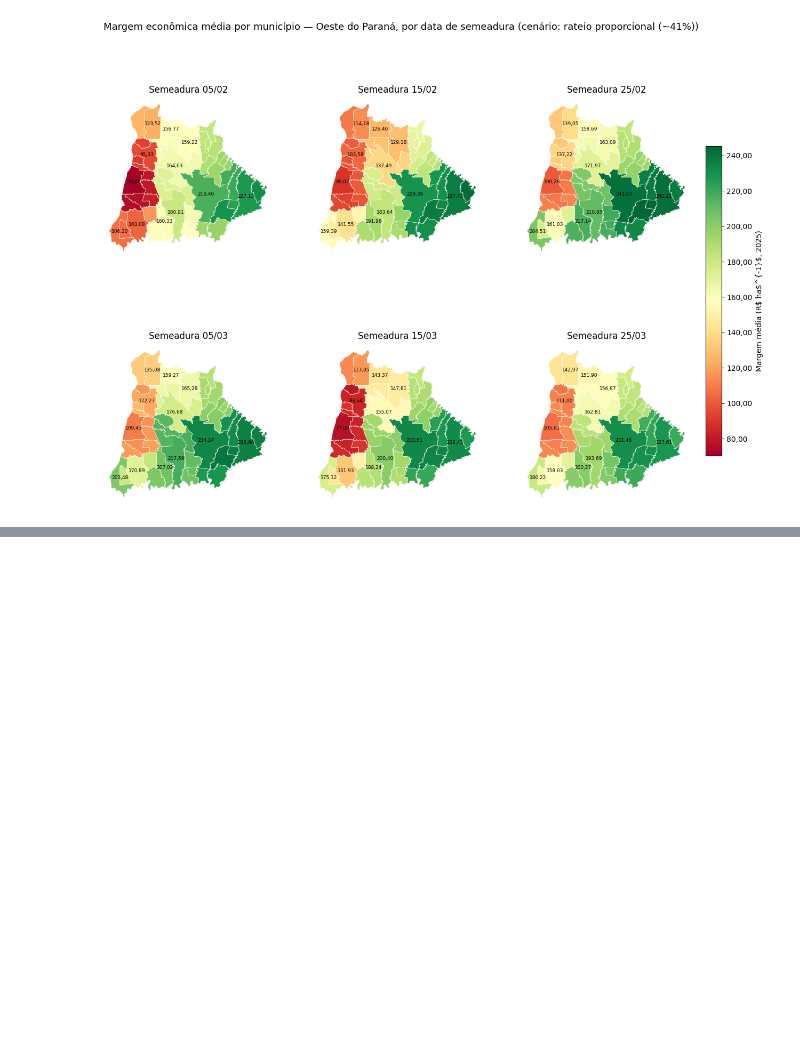
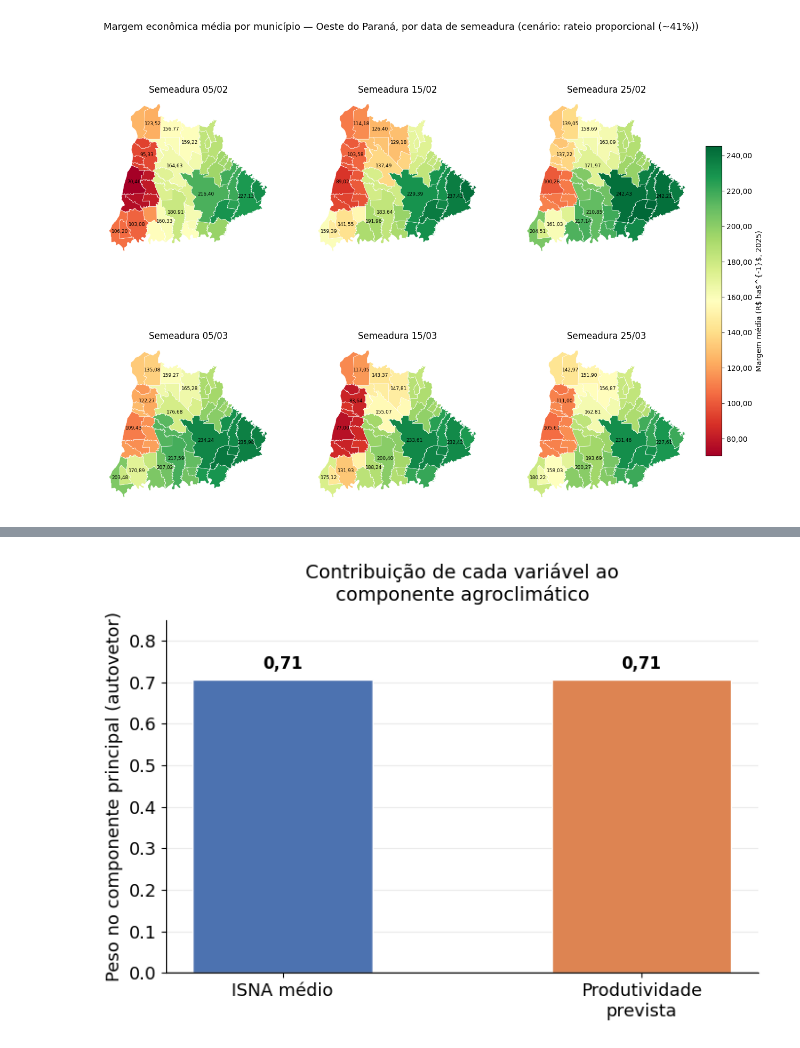
Before and after one commit to fcoliveira-utfpr/aquacrop_ml, a Jupyter notebook: 12_analise_milho_economica.ipynb, the cells around one changed output, grey strips where cells are left out. Cells and saved outputs as stored; diff of their text form; code cells hidden in the pictures; blank space fills up the shorter version.

```diff
--- a/12_analise_milho_economica.ipynb
+++ b/12_analise_milho_economica.ipynb
@@ -574,0 +675,27 @@ plt.show()
+# %%
+# Gráfico D — contribuição (loadings) de cada variável ao componente agroclimático
+loadings = pca_diag.components_[0]
+labels_loadings = ["ISNA médio", "Produtividade\nprevista"]
+cores_loadings = ["#4C72B0", "#DD8452"]
+
+fig, ax = plt.subplots(figsize=(7, 5))
+barras = ax.bar(labels_loadings, loadings, color=cores_loadings, edgecolor="white", width=0.5)
+ax.axhline(0, color="black", linewidth=1)
+for barra, valor in zip(barras, loadings):
+    ax.annotate(
+        formatar_virgula(valor, None), xy=(barra.get_x() + barra.get_width() / 2, valor),
+        xytext=(0, 8 if valor >= 0 else -16), textcoords="offset points", ha="center",
+        fontsize=12, fontweight="bold",
+    )
+ax.set_ylabel("Peso no componente principal (autovetor)", fontsize=13)
+ax.set_title("Contribuição de cada variável ao\ncomponente agroclimático", fontsize=14, pad=14)
+ax.tick_params(labelsize=13)
+ax.set_ylim(0, 0.85)
+ax.grid(axis="y", alpha=0.25)
+ax.set_axisbelow(True)
+for spine in ["top", "right"]:
+    ax.spines[spine].set_visible(False)
+plt.tight_layout()
+plt.show()
+# %% [output]
+[figure, added]
```
Also changed, not shown: parts of 6 cells of this notebook.
